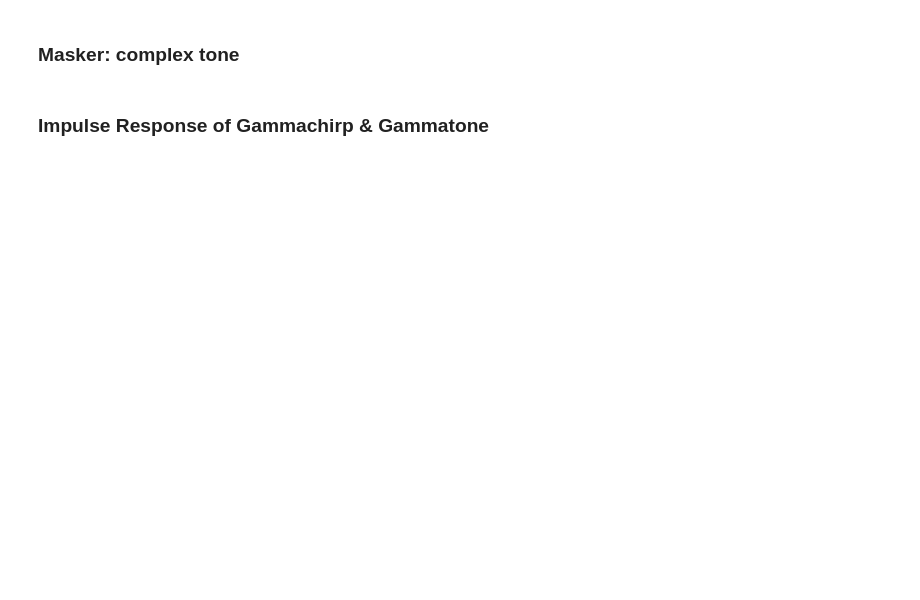
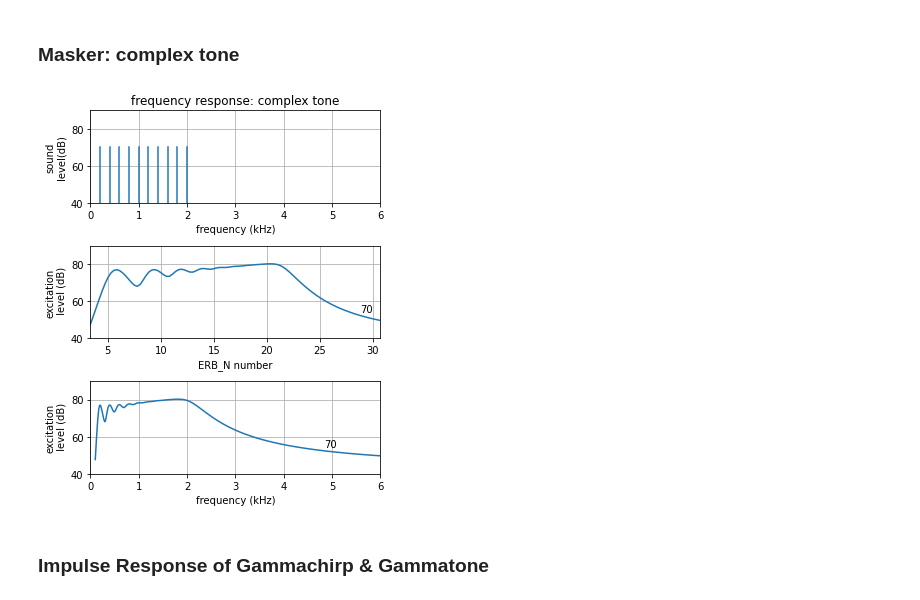
Before and after one commit to kyama0321/gammachirpy, a Jupyter notebook: gcfb_v211/demo_gammachirp.ipynb, the cells around one changed output. Saved outputs shown, nothing was run; the diff lists cells and outputs as text; code cells hidden in the pictures; blank space fills up the shorter version.

```diff
--- a/gcfb_v211/demo_gammachirp.ipynb
+++ b/gcfb_v211/demo_gammachirp.ipynb
@@ -289,11 +346,11 @@ ax.grid()
 plt.title('frequency response: complex tone')
 
 # calc excitation pattern
-for nps, ps in enumerate(ps_list):
-    frat = frat0 + frat1*ps
+for ips, ps in enumerate(ps_list):
+    frat = frat0 + frat1 * ps
     ep = np.zeros(np.shape(fp_list))
 
-    for nfp, fp in enumerate(fp_list):
+    for ifp, fp in enumerate(fp_list):
         fr1, _ = gcfb.fp2_to_fr1(n, b1, c1, b2, c2, frat, fp)
         cgc_resp = gcfb.cmprs_gc_frsp(fr1, fs, n, b1, c1, frat, b2, c2, n_rsl)
         cgc_frsp = cgc_resp.cgc_frsp/np.max(np.abs(cgc_resp.cgc_frsp))
@@ -303,37 +360,39 @@ for nps, ps in enumerate(ps_list):
 
         for nfm, f_masker in enumerate(f_masker_list):
             n_fat_masker = np.argmin(np.abs(freq - f_masker))
-            ep[nfp] = ep[nfp] + cgc_frsp[0, n_fat_masker]**2
+            ep[ifp] = ep[ifp] + cgc_frsp[0, n_fat_masker]**2
 
     # plot excitation pattern on ERB_N
     ax = plt.subplot(3, 1, 2)
-    ep_db = 10*np.log10(ep) + peak_val_db[nps]
+    ep_db = 10*np.log10(ep) + peak_val_db[ips]
     ax.plot(erb_p_list, ep_db)
     ax.set_xlim([erb_p_list[0], erb_p_list[-1]])
     ax.set_ylim([40, 90])
     ax.set_yticks([40, 60, 80])
     ax.set_xticks(np.arange(5, 35, 5))
     ax.set_xlabel('ERB_N number')
     ax.set_ylabel('excitation\n level (dB)')
     ax.grid()
 
     # text: sound pressure level (dB)
     n_ep_db = np.min(np.intersect1d(np.where(ep_db < ps/4+35), np.where(erb_p_list > 15)))
     ax.text(erb_p_list[n_ep_db], ep_db[n_ep_db]+2, f'{ps}')
 
     # plot excitation pattern on frequency, kHz
     ax = plt.subplot(3, 1, 3)
     ax.plot(fp_list/1000, ep_db)
     ax.set_xlim([0, fp_list[-1]/1000])
     ax.set_ylim([40, 90])
     ax.set_yticks([40, 60, 80])
     ax.set_xlabel('frequency (kHz)')
     ax.set_ylabel('excitation\n level (dB)')
     ax.text(fp_list[n_ep_db]/1000, ep_db[n_ep_db]+2, f'{ps}')
     ax.grid()
 
 plt.tight_layout()
 plt.show()
+# %% [output]
+[figure, added]
 # %% [markdown]
 ### Impulse Response of Gammachirp & Gammatone
 # %%
```
Also changed, not shown: parts of 14 cells of this notebook.
